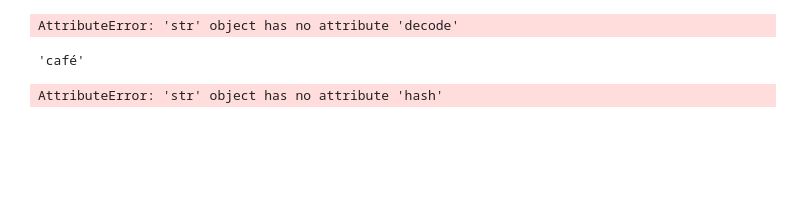
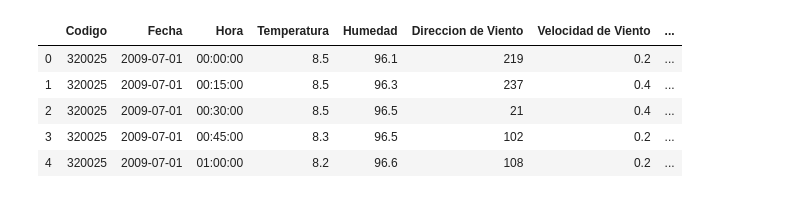
Before and after one commit to frmunozz/AGRIMED, a Jupyter notebook: notebooks/file_errors.ipynb, the cells around one changed output. Cells and saved outputs as stored; diff of their text form; code cells hidden in the pictures; blank space fills up the shorter version.

```diff
--- a/notebooks/file_errors.ipynb
+++ b/notebooks/file_errors.ipynb
@@ -57,8 +75,2 @@ archivos excel con problemas: 1
 
 ##### por ahora es recomendable evitar estos excels para que realicen sus exploraciones
-# %%
-encoding = "utf-8" # or iso-8859-15, or cp1252, or whatever encoding you use
-byte_string = "café"  # or simply "café" before python 3.
-unicode_string = byte_string.decode(encoding)
-# %% [output]
-AttributeError: 'str' object has no attribute 'decode'
@@ -69,8 +77,10 @@ s2 = s.encode()
-# %%
-s2.decode(encoding)
-# %% [output]
-'café'
-# %%
-s.hash()
-# %% [output]
-AttributeError: 'str' object has no attribute 'hash'
+# %%
+df = pd.read_excel("./PAULA/VALPARAISO/PETORCA/Petorca-01-07-2009-31-12-2009.xls")
+df.head()
+# %% [output]
+|  | Codigo | Fecha | Hora | Temperatura | Humedad | Direccion de Viento | Velocidad de Viento | ... |
+| 0 | 320025 | 2009-07-01 | 00:00:00 | 8.5 | 96.1 | 219 | 0.2 | ... |
+| 1 | 320025 | 2009-07-01 | 00:15:00 | 8.5 | 96.3 | 237 | 0.4 | ... |
+| 2 | 320025 | 2009-07-01 | 00:30:00 | 8.5 | 96.5 | 21 | 0.4 | ... |
+| 3 | 320025 | 2009-07-01 | 00:45:00 | 8.3 | 96.5 | 102 | 0.2 | ... |
+| 4 | 320025 | 2009-07-01 | 01:00:00 | 8.2 | 96.6 | 108 | 0.2 | ... |
```
Also changed, not shown: parts of 13 cells of this notebook, 4 other files.
